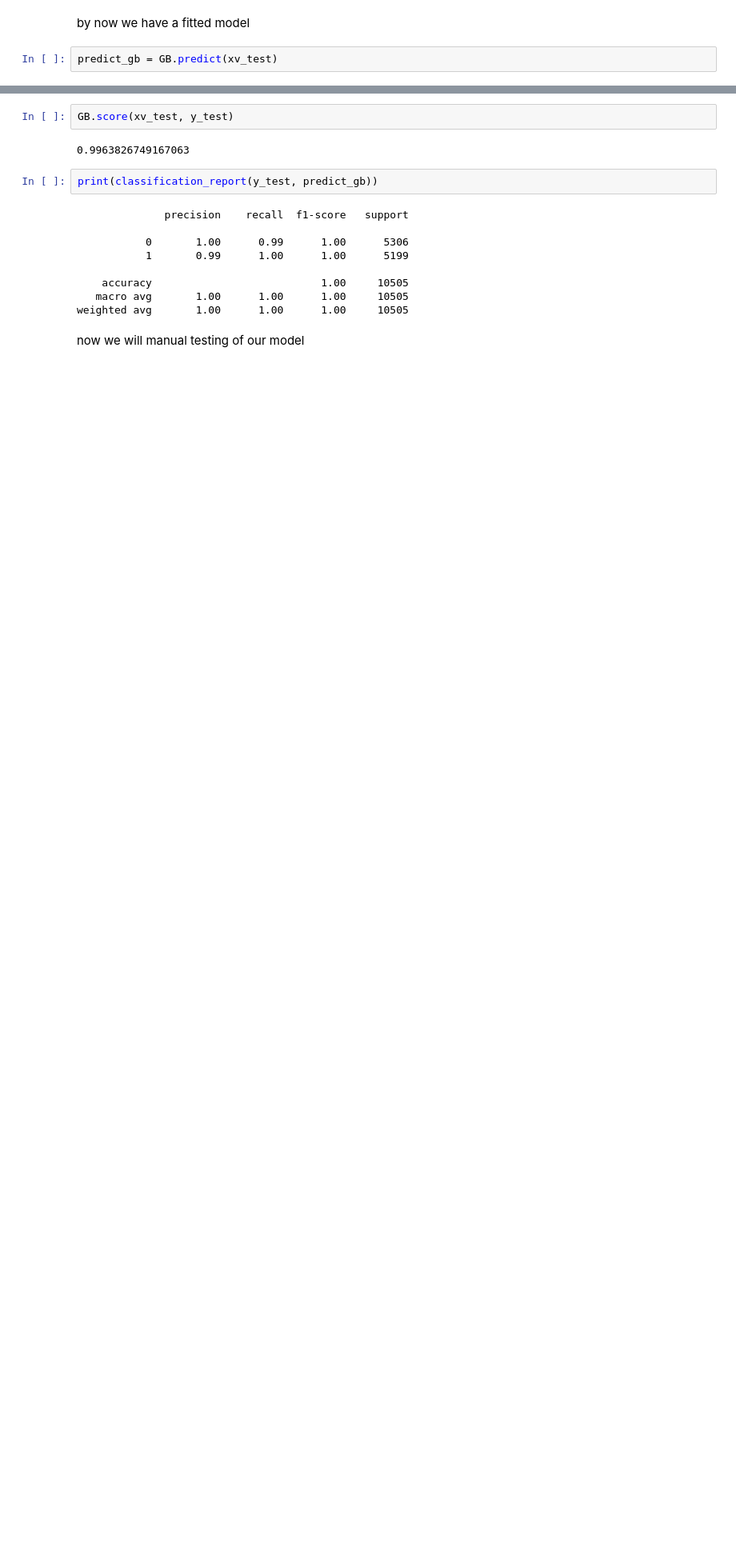
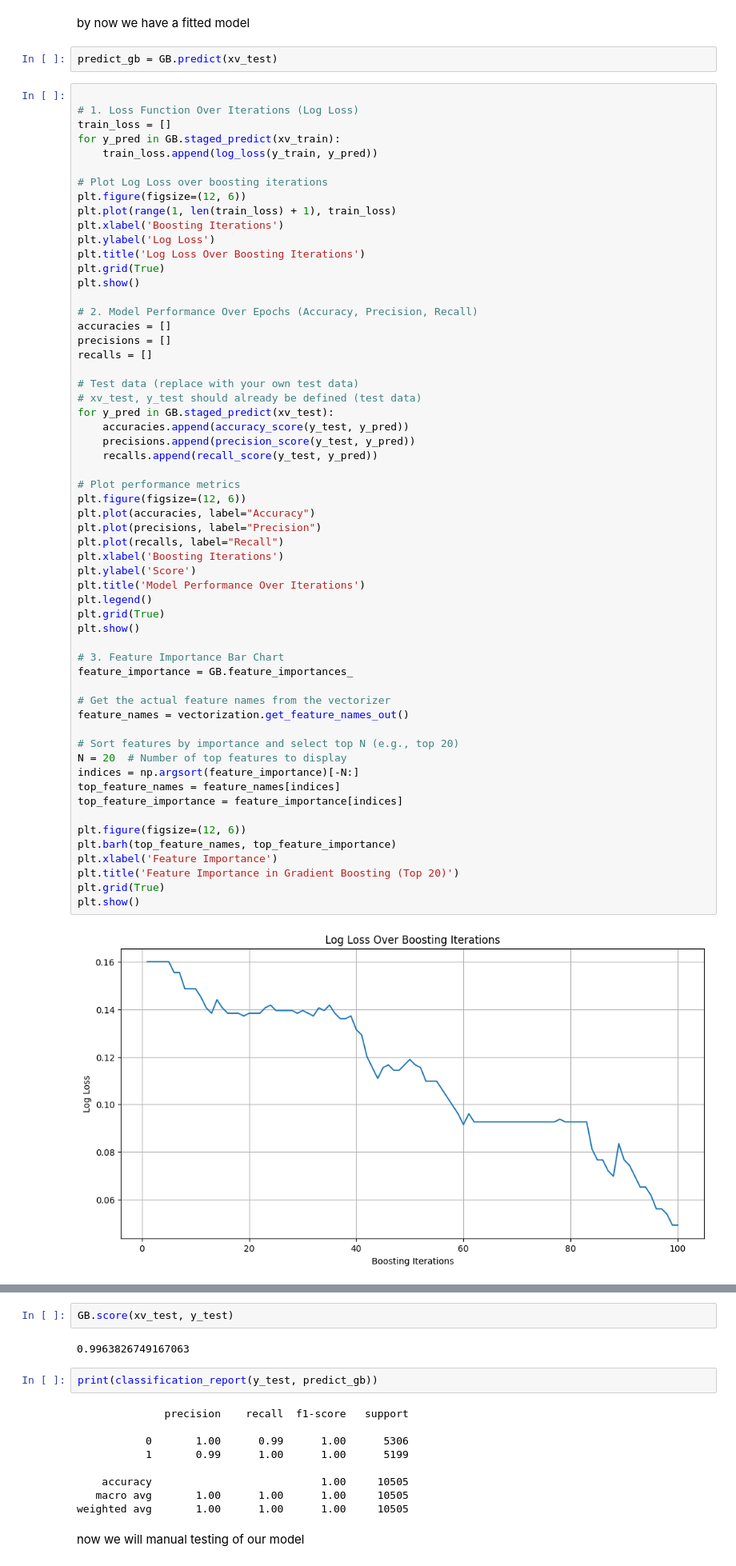
Before and after one commit to saadkarim754/Fake_News_classification, a Jupyter notebook: fake_news_detection_using_gradient_boosting.ipynb, the cells around one changed output, grey strips where cells are left out. Shown at 80% size. Cells and saved outputs as stored; diff of their text form; blank space fills up the shorter version.

```diff
--- a/fake_news_detection_using_gradient_boosting.ipynb
+++ b/fake_news_detection_using_gradient_boosting.ipynb
@@ -267,3 +267,63 @@ for i in range(min(5, GB.n_estimators)): # Visualize the first 5 trees (or fewer
 by now we have a fitted model
 # %%
 predict_gb = GB.predict(xv_test)
+# %%
+
+# 1. Loss Function Over Iterations (Log Loss)
+train_loss = []
+for y_pred in GB.staged_predict(xv_train):
+    train_loss.append(log_loss(y_train, y_pred))
+
+# Plot Log Loss over boosting iterations
+plt.figure(figsize=(12, 6))
+plt.plot(range(1, len(train_loss) + 1), train_loss)
+plt.xlabel('Boosting Iterations')
+plt.ylabel('Log Loss')
+plt.title('Log Loss Over Boosting Iterations')
+plt.grid(True)
+plt.show()
+
+# 2. Model Performance Over Epochs (Accuracy, Precision, Recall)
+accuracies = []
+precisions = []
+recalls = []
+
+# Test data (replace with your own test data)
+# xv_test, y_test should already be defined (test data)
+for y_pred in GB.staged_predict(xv_test):
+    accuracies.append(accuracy_score(y_test, y_pred))
+    precisions.append(precision_score(y_test, y_pred))
+    recalls.append(recall_score(y_test, y_pred))
+
+# Plot performance metrics
+plt.figure(figsize=(12, 6))
+plt.plot(accuracies, label="Accuracy")
+plt.plot(precisions, label="Precision")
+plt.plot(recalls, label="Recall")
+plt.xlabel('Boosting Iterations')
+plt.ylabel('Score')
+plt.title('Model Performance Over Iterations')
+plt.legend()
+plt.grid(True)
+plt.show()
+
+# 3. Feature Importance Bar Chart
+feature_importance = GB.feature_importances_
+
+# Get the actual feature names from the vectorizer
+feature_names = vectorization.get_feature_names_out()
+
+# Sort features by importance and select top N (e.g., top 20)
+N = 20  # Number of top features to display
+indices = np.argsort(feature_importance)[-N:]
+top_feature_names = feature_names[indices]
+top_feature_importance = feature_importance[indices]
+
+plt.figure(figsize=(12, 6))
+plt.barh(top_feature_names, top_feature_importance)
+plt.xlabel('Feature Importance')
+plt.title('Feature Importance in Gradient Boosting (Top 20)')
+plt.grid(True)
+plt.show()
+# %% [output]
+[figure, added]
```
Also changed, not shown: parts of 3 cells of this notebook.
